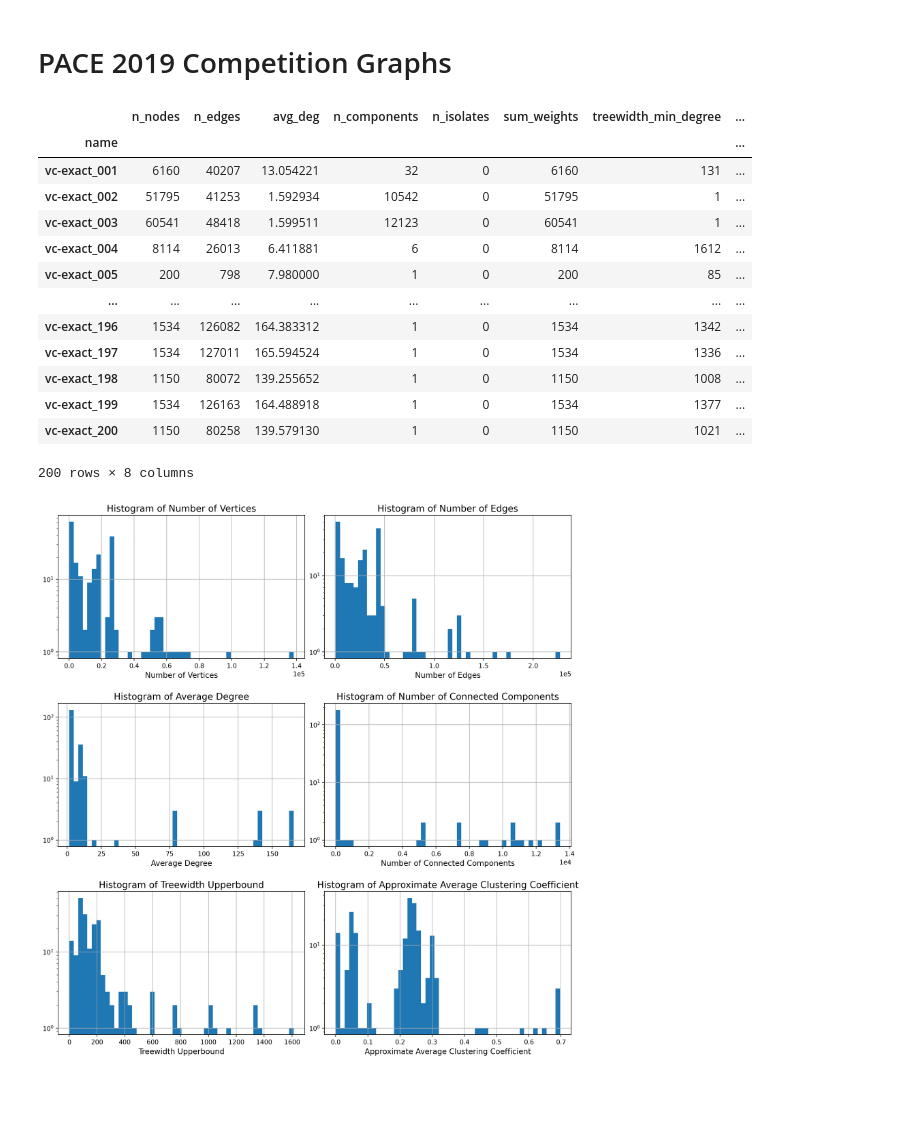
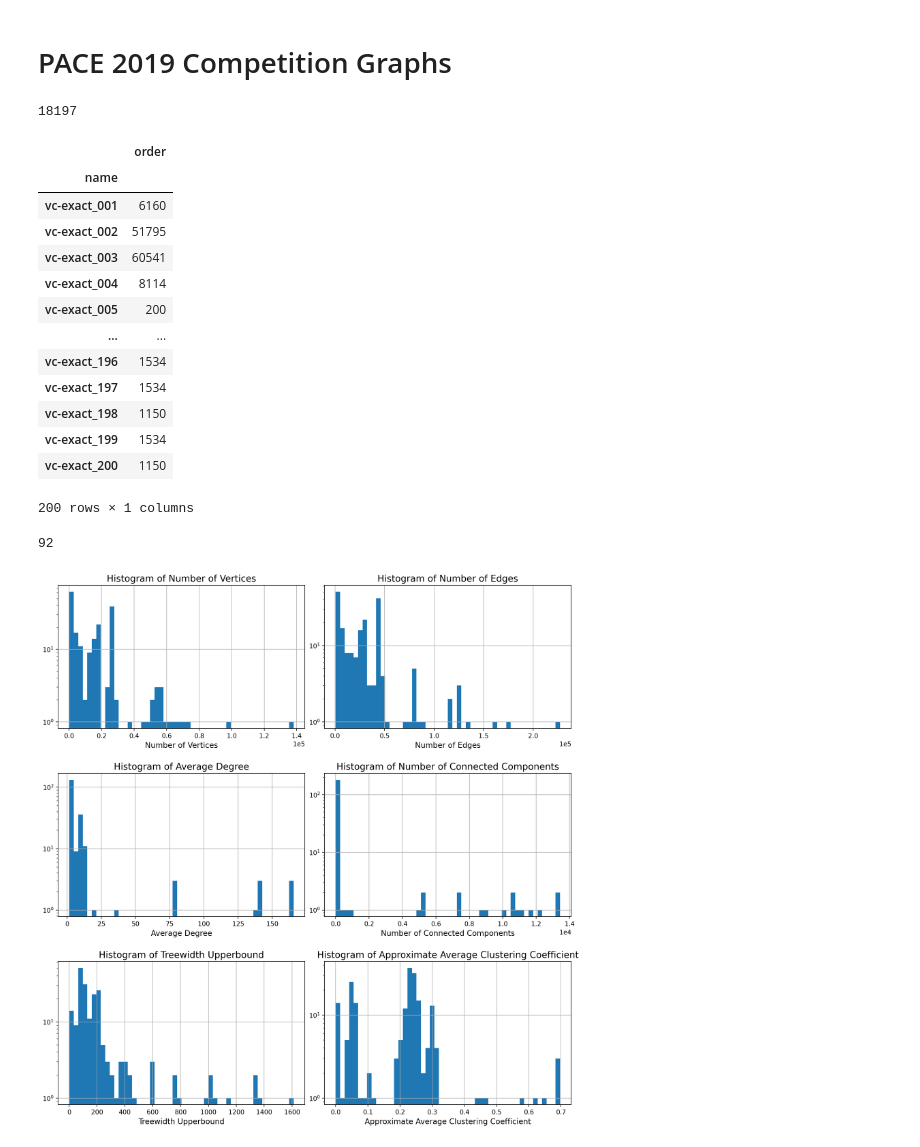
Before and after one commit to felix-cfzhou/CPSC583-Project, a Jupyter notebook: notebooks/playground.ipynb, the cells around one changed output. Drawn from its saved outputs; the diff is of its cells as text; code cells hidden in the pictures; blank space fills up the shorter version.

```diff
--- a/notebooks/playground.ipynb
+++ b/notebooks/playground.ipynb
@@ -481,34 +439,38 @@ tensor([1, 1, 0, 1, 1, 1, 1, 1, 1, 0])
 # torch.save(model, "WMVC_erdos_reyni_small.pt")
 # %% [markdown]
 # PACE 2019 Competition Graphs
+# %%
+len(list(yield_solution_filenames("../data/pace_weighted/label")))
+# %% [output]
+18197
 # %%
 rows = []
 
 filepaths = list(yield_metis_filenames("../data/pace_unweighted/"))
 # print(filepaths)
 for filepath in tqdm(filepaths):
     path = filepath.resolve()
     # print(path)
     G = metis_to_nx(path)
-    rows.append(pd.Series(summarize_graph(G, path.stem)))
+    rows.append(pd.Series({"order": G.order(), "name": path.stem}))
 
     gc.collect()
 
 df_pace = pd.DataFrame(rows).set_index("name")
 df_pace
 # %% [output]
-|  | n_nodes | n_edges | avg_deg | n_components | n_isolates | sum_weights | treewidth_min_degree | ... |
-| name |  |  |  |  |  |  |  | ... |
-| vc-exact_001 | 6160 | 40207 | 13.054221 | 32 | 0 | 6160 | 131 | ... |
-| vc-exact_002 | 51795 | 41253 | 1.592934 | 10542 | 0 | 51795 | 1 | ... |
-| vc-exact_003 | 60541 | 48418 | 1.599511 | 12123 | 0 | 60541 | 1 | ... |
-| vc-exact_004 | 8114 | 26013 | 6.411881 | 6 | 0 | 8114 | 1612 | ... |
-| vc-exact_005 | 200 | 798 | 7.980000 | 1 | 0 | 200 | 85 | ... |
-| ... | ... | ... | ... | ... | ... | ... | ... | ... |
-| vc-exact_196 | 1534 | 126082 | 164.383312 | 1 | 0 | 1534 | 1342 | ... |
-| vc-exact_197 | 1534 | 127011 | 165.594524 | 1 | 0 | 1534 | 1336 | ... |
-| vc-exact_198 | 1150 | 80072 | 139.255652 | 1 | 0 | 1150 | 1008 | ... |
-| vc-exact_199 | 1534 | 126163 | 164.488918 | 1 | 0 | 1534 | 1377 | ... |
-| vc-exact_200 | 1150 | 80258 | 139.579130 | 1 | 0 | 1150 | 1021 | ... |
+|  | order |
+| name |  |
+| vc-exact_001 | 6160 |
+| vc-exact_002 | 51795 |
+| vc-exact_003 | 60541 |
+| vc-exact_004 | 8114 |
+| vc-exact_005 | 200 |
+| ... | ... |
+| vc-exact_196 | 1534 |
+| vc-exact_197 | 1534 |
+| vc-exact_198 | 1150 |
+| vc-exact_199 | 1534 |
+| vc-exact_200 | 1150 |
-200 rows × 8 columns
+200 rows × 1 columns
 # %%
@@ -516 +478,5 @@ df_pace.to_csv("pace_unweighted.csv")
+# %%
+df_pace.order.le(10000).sum()
+# %% [output]
+92
 # %%
```
Also changed, not shown: parts of 21 cells of this notebook.
